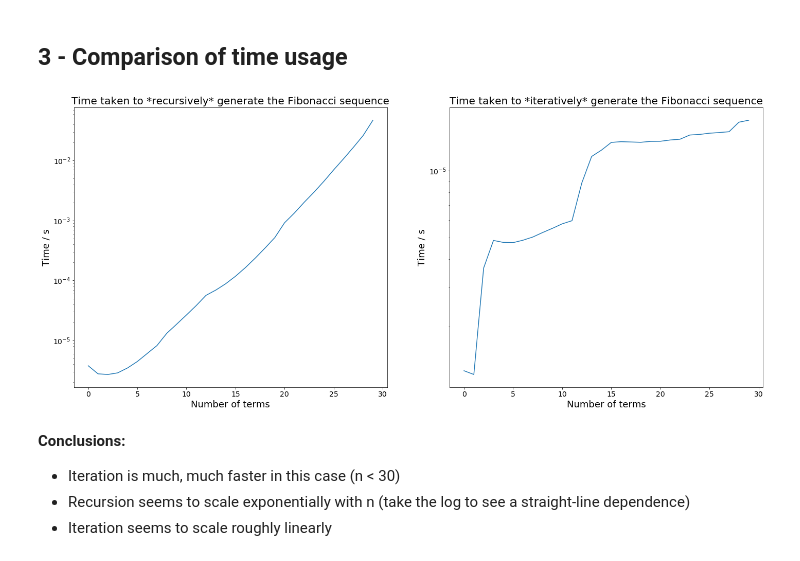
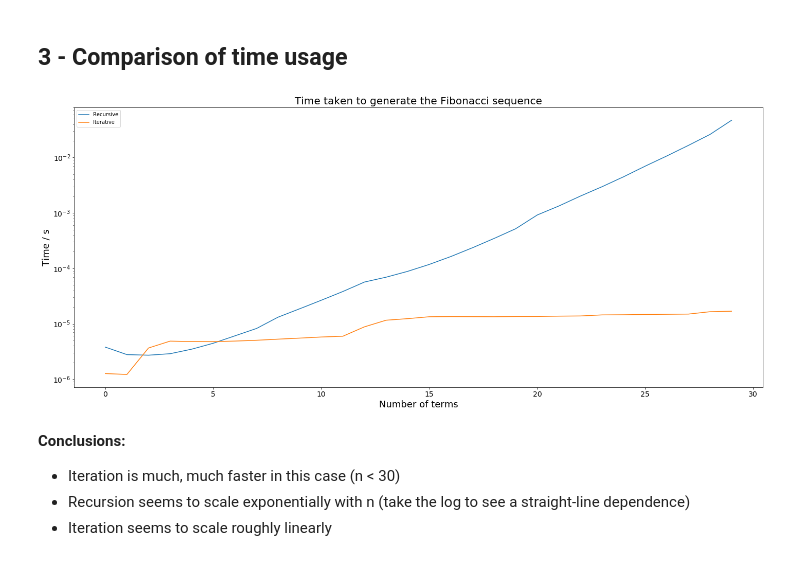
Before and after one commit to cortadocodes/brilliant-courses, a Jupyter notebook: computer_science_fundamentals/recursion/comparison_of_fibonacci_sequence_recursion_and_iteration_methods.ipynb, the cells around one changed output. Saved outputs shown, nothing was run; the diff lists cells and outputs as text; code cells hidden in the pictures.

Commit message:
ENH: Plot Fibonacci generation methods on same plot

```diff
--- a/computer_science_fundamentals/recursion/comparison_of_fibonacci_sequence_recursion_and_iteration_methods.ipynb
+++ b/computer_science_fundamentals/recursion/comparison_of_fibonacci_sequence_recursion_and_iteration_methods.ipynb
@@ -157,27 +157,21 @@ for i in range(terms):
 # %%
 plt.figure(figsize=(24, 10), facecolor='white')
 
-plt.subplot(1, 2, 1)
-plt.plot(range(terms), recursion_times_averaged)
+plt.plot(range(terms), recursion_times_averaged, label='Recursive')
+plt.plot(range(terms), iteration_times_averaged, label='Iterative')
+
 plt.xlabel('Number of terms', fontsize=18)
 plt.xticks(fontsize=14)
 plt.ylabel('Time / s', fontsize=18)
 plt.yticks(fontsize=14)
 plt.yscale('log')
-plt.title('Time taken to *recursively* generate the Fibonacci sequence', fontsize=20)
 
-plt.subplot(1, 2, 2)
-plt.plot(range(terms), iteration_times_averaged)
-plt.xlabel('Number of terms', fontsize=18)
-plt.xticks(fontsize=14)
-plt.ylabel('Time / s', fontsize=18)
-plt.yticks(fontsize=14)
-plt.yscale('log')
-plt.title('Time taken to *iteratively* generate the Fibonacci sequence', fontsize=20)
+plt.title('Time taken to generate the Fibonacci sequence', fontsize=20)
+plt.legend(fontsize=18)
 
 plt.show()
 # %% [output]
-[figure, old version]
+[figure, new version]
 # %% [markdown]
 **Conclusions:**
 * Iteration is much, much faster in this case (n < 30)
```
